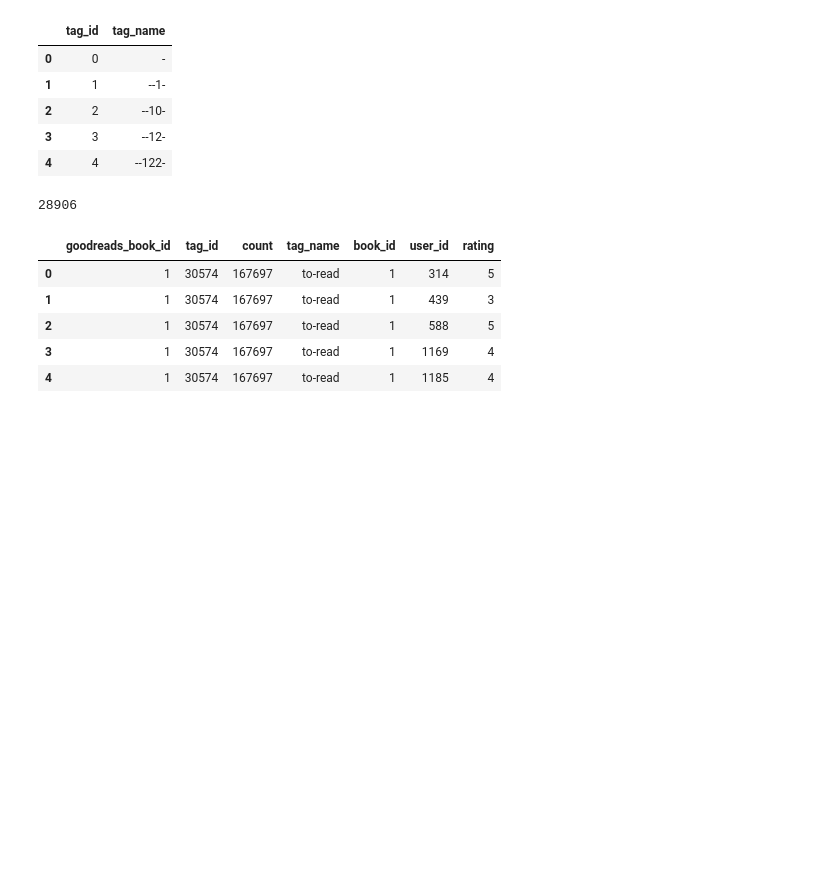
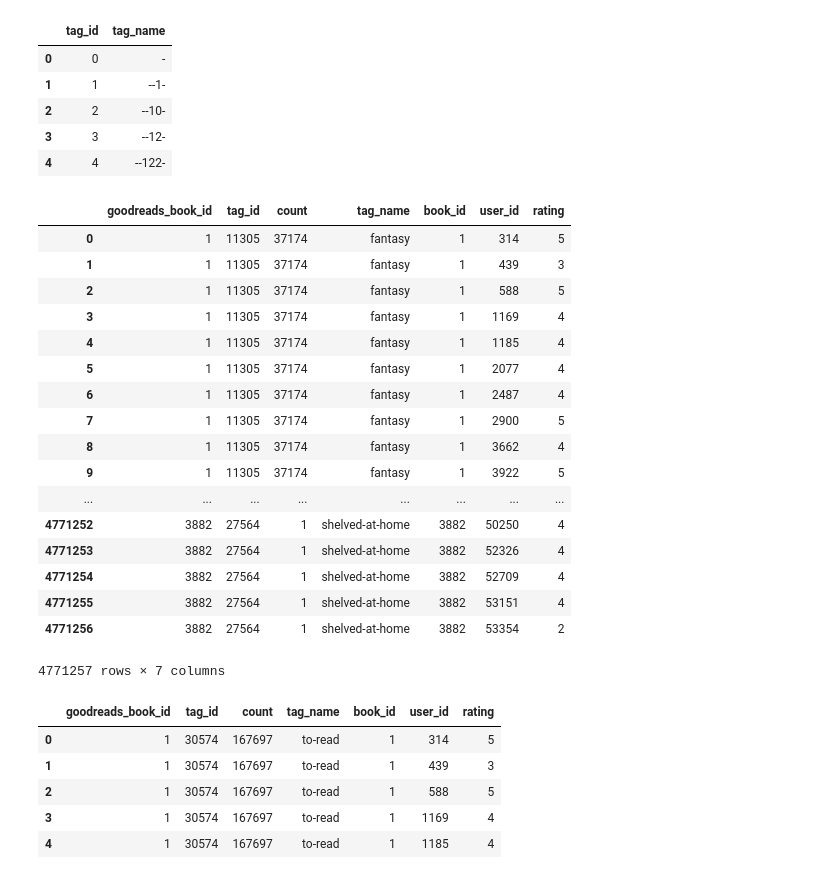
Before and after one commit to Aidan-Jared/What-Genre-Should-I-Like, a Jupyter notebook: Capstone1.ipynb, the cells around one changed output. Cells and saved outputs as stored; diff of their text form; code cells hidden in the pictures; blank space fills up the shorter version.

```diff
--- a/Capstone1.ipynb
+++ b/Capstone1.ipynb
@@ -63,21 +63,38 @@ def dataClean(df):
 # %%
 test = df_book_tags.merge(df_tags, left_on='tag_id', right_on='tag_id')
 test = dataClean(test)
 #test = test.sort_values('count', ascending=False).drop_duplicates(['goodreads_book_id'])
 # mask = test['tag_name'].str.contains('fantasy')
 # test = test[mask]
 test = test.merge(df_ratings, left_on='goodreads_book_id', right_on='book_id')
-len(test['user_id'].unique())
+test
 # test1 = test[['user_id','rating']].groupby(['user_id']).count()
 # test = test.merge(test1, left_on='user_id', right_index=True)
 
 # test = test.rename(index=str, columns = {"rating_x": 'user_rating' , 'rating_y':'books_read'})
 # mask2 = test['books_read'] >= 4
 # test = test[mask2]
 # test = test[['user_id', 'user_rating']]
 # test.groupby(['user_id']).mean().reset_index()
 # %% [output]
+|  | goodreads_book_id | tag_id | count | tag_name | book_id | user_id | rating |
+| 0 | 1 | 11305 | 37174 | fantasy | 1 | 314 | 5 |
+| 1 | 1 | 11305 | 37174 | fantasy | 1 | 439 | 3 |
+| 2 | 1 | 11305 | 37174 | fantasy | 1 | 588 | 5 |
+| 3 | 1 | 11305 | 37174 | fantasy | 1 | 1169 | 4 |
+| 4 | 1 | 11305 | 37174 | fantasy | 1 | 1185 | 4 |
+| 5 | 1 | 11305 | 37174 | fantasy | 1 | 2077 | 4 |
+| 6 | 1 | 11305 | 37174 | fantasy | 1 | 2487 | 4 |
+| 7 | 1 | 11305 | 37174 | fantasy | 1 | 2900 | 5 |
+| 8 | 1 | 11305 | 37174 | fantasy | 1 | 3662 | 4 |
+| 9 | 1 | 11305 | 37174 | fantasy | 1 | 3922 | 5 |
+| ... | ... | ... | ... | ... | ... | ... | ... |
+| 4771252 | 3882 | 27564 | 1 | shelved-at-home | 3882 | 50250 | 4 |
+| 4771253 | 3882 | 27564 | 1 | shelved-at-home | 3882 | 52326 | 4 |
+| 4771254 | 3882 | 27564 | 1 | shelved-at-home | 3882 | 52709 | 4 |
+| 4771255 | 3882 | 27564 | 1 | shelved-at-home | 3882 | 53151 | 4 |
+| 4771256 | 3882 | 27564 | 1 | shelved-at-home | 3882 | 53354 | 2 |
-28906
+4771257 rows × 7 columns
 # %%
 df_tags_books = df_book_tags.merge(df_tags, left_on='tag_id', right_on='tag_id')
 # %%
```
Also changed, not shown: 3 other files.
